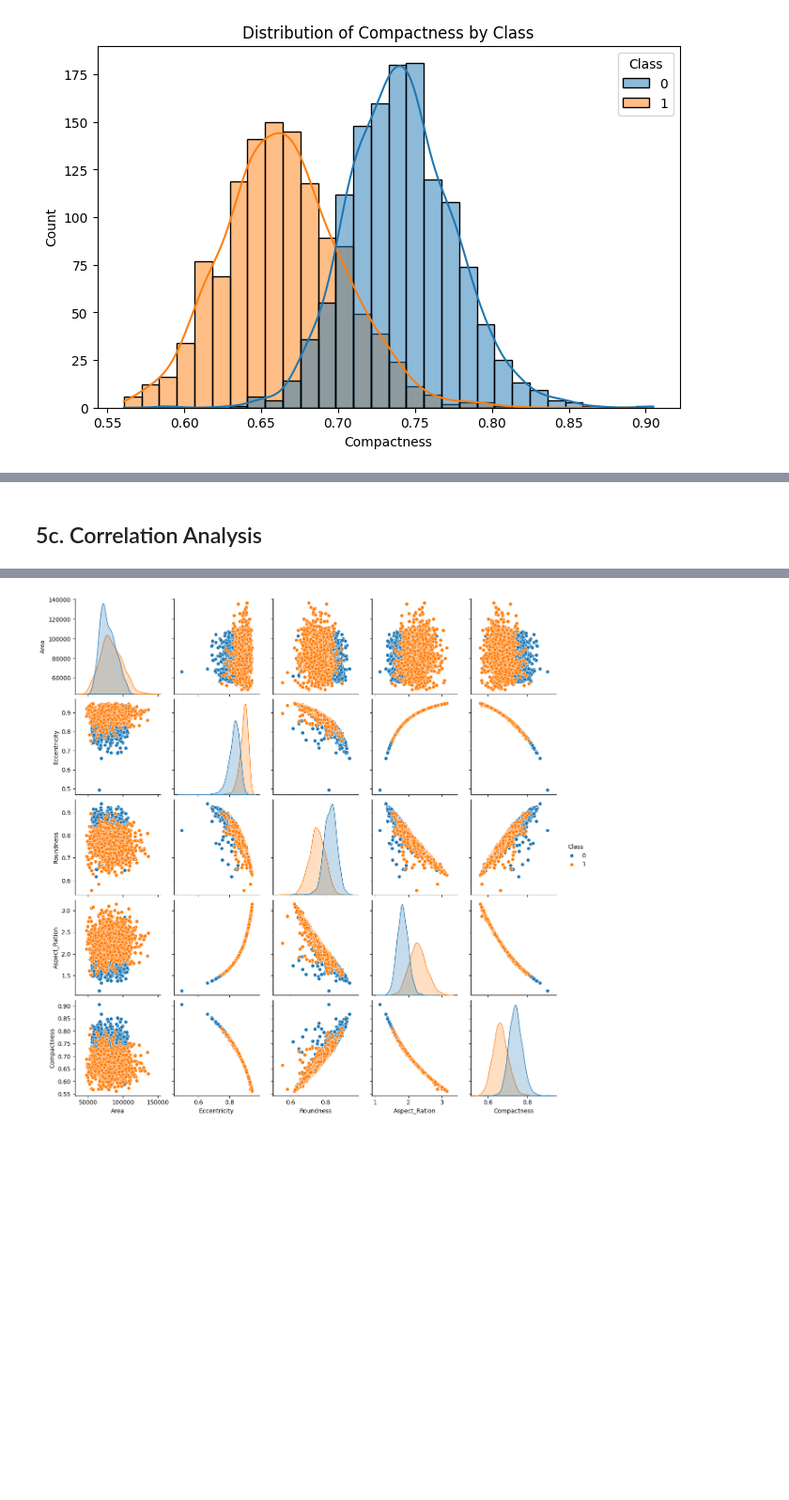
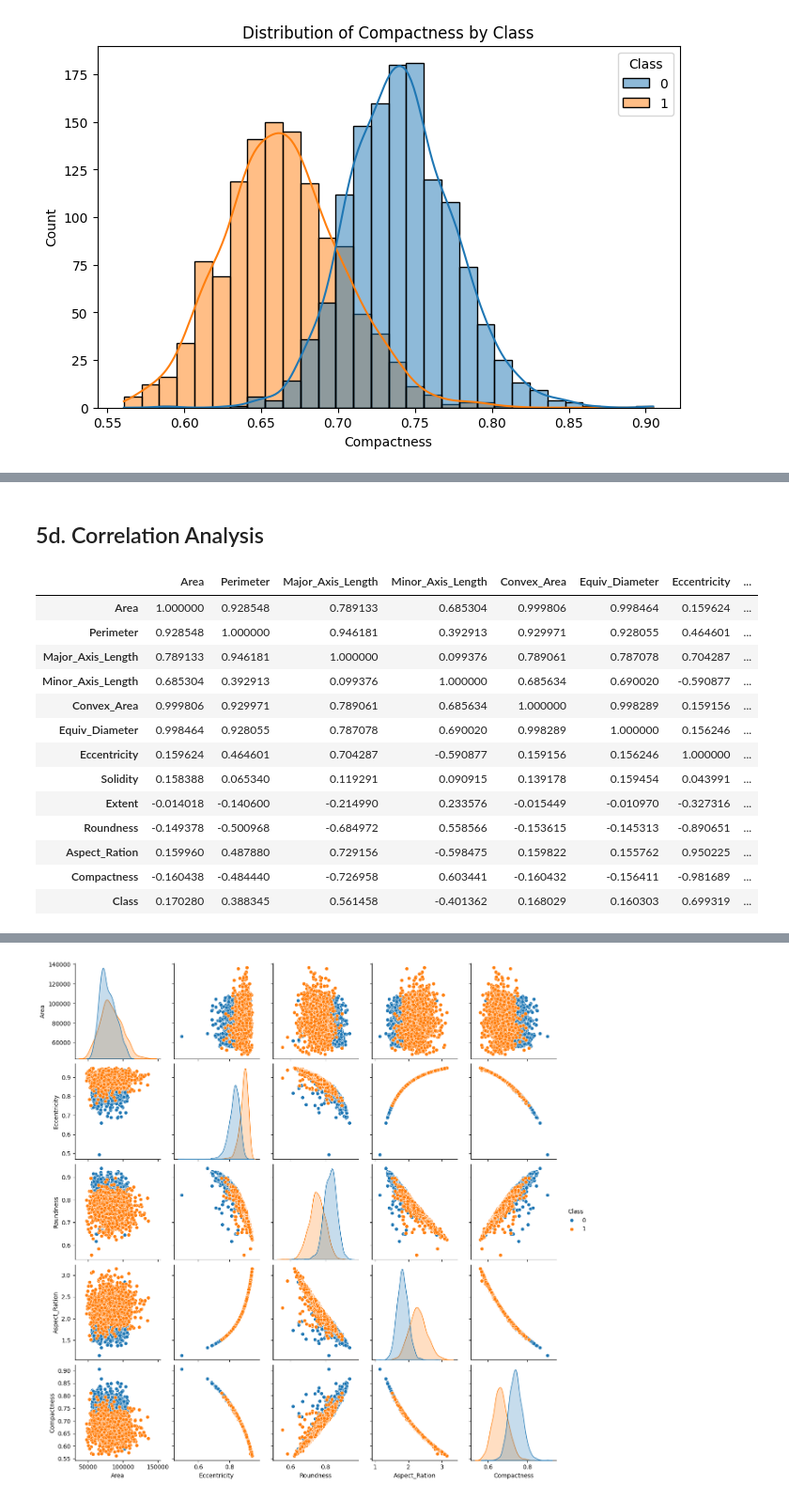
Before and after one commit to xLelouch03/STINTSY-MCO, a Jupyter notebook: main.ipynb, the cells around one changed output, grey strips where cells are left out. Shown at 94% size. Drawn from its saved outputs; the diff is of its cells as text; code cells hidden in the pictures; blank space fills up the shorter version.

```diff
--- a/main.ipynb
+++ b/main.ipynb
@@ -246,3 +337,24 @@ There is some overlap, but generally, the two classes show distinct peaks, sugge
 # %% [markdown]
-## 5c. Correlation Analysis
+## 5d. Correlation Analysis
+# %%
+df = pd.DataFrame(data)
+numerical_columns = df.select_dtypes(include=['float64', 'int64', 'int32'])
+
+correlation_matrix = numerical_columns.corr()
+correlation_matrix
+# %% [output]
+|  | Area | Perimeter | Major_Axis_Length | Minor_Axis_Length | Convex_Area | Equiv_Diameter | Eccentricity | ... |
+| Area | 1.000000 | 0.928548 | 0.789133 | 0.685304 | 0.999806 | 0.998464 | 0.159624 | ... |
+| Perimeter | 0.928548 | 1.000000 | 0.946181 | 0.392913 | 0.929971 | 0.928055 | 0.464601 | ... |
+| Major_Axis_Length | 0.789133 | 0.946181 | 1.000000 | 0.099376 | 0.789061 | 0.787078 | 0.704287 | ... |
+| Minor_Axis_Length | 0.685304 | 0.392913 | 0.099376 | 1.000000 | 0.685634 | 0.690020 | -0.590877 | ... |
+| Convex_Area | 0.999806 | 0.929971 | 0.789061 | 0.685634 | 1.000000 | 0.998289 | 0.159156 | ... |
+| Equiv_Diameter | 0.998464 | 0.928055 | 0.787078 | 0.690020 | 0.998289 | 1.000000 | 0.156246 | ... |
+| Eccentricity | 0.159624 | 0.464601 | 0.704287 | -0.590877 | 0.159156 | 0.156246 | 1.000000 | ... |
+| Solidity | 0.158388 | 0.065340 | 0.119291 | 0.090915 | 0.139178 | 0.159454 | 0.043991 | ... |
+| Extent | -0.014018 | -0.140600 | -0.214990 | 0.233576 | -0.015449 | -0.010970 | -0.327316 | ... |
+| Roundness | -0.149378 | -0.500968 | -0.684972 | 0.558566 | -0.153615 | -0.145313 | -0.890651 | ... |
+| Aspect_Ration | 0.159960 | 0.487880 | 0.729156 | -0.598475 | 0.159822 | 0.155762 | 0.950225 | ... |
+| Compactness | -0.160438 | -0.484440 | -0.726958 | 0.603441 | -0.160432 | -0.156411 | -0.981689 | ... |
+| Class | 0.170280 | 0.388345 | 0.561458 | -0.401362 | 0.168029 | 0.160303 | 0.699319 | ... |
 # %%
```
Also changed, not shown: parts of 32 cells of this notebook.
